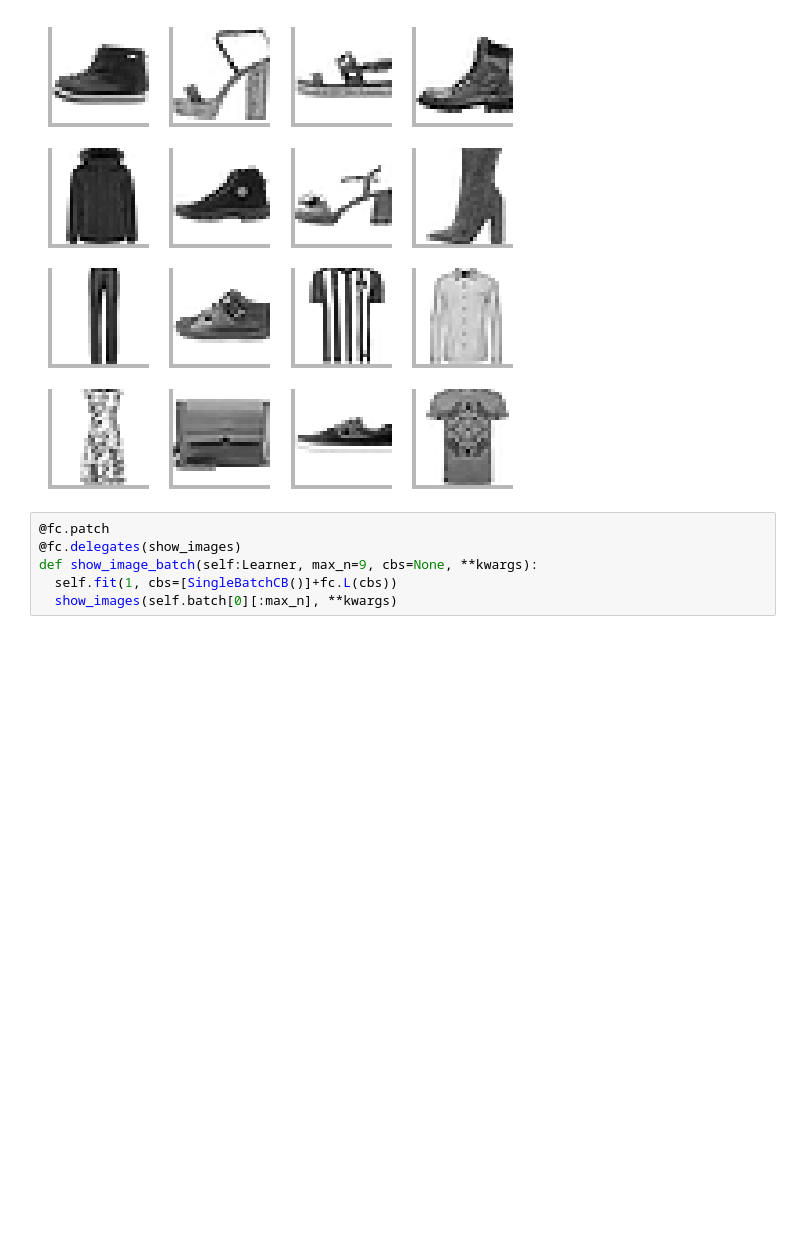
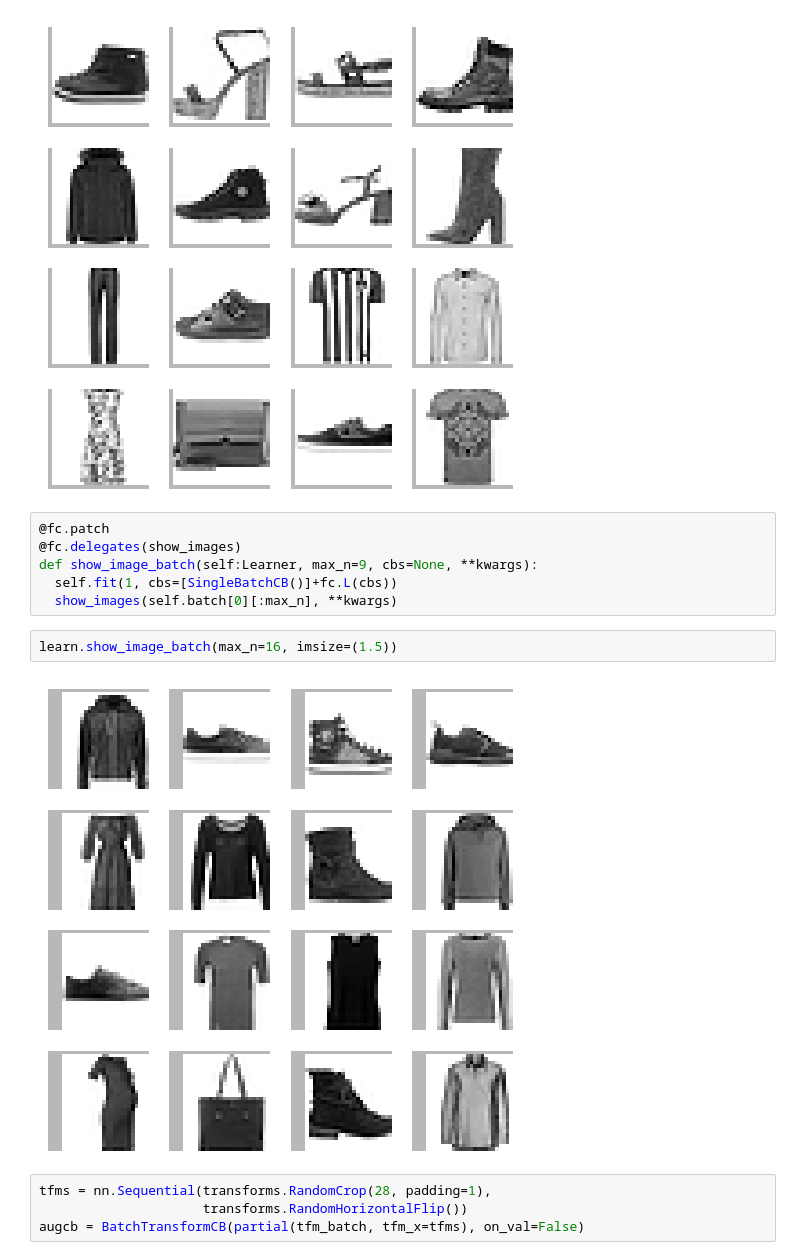
Before and after one commit to satani99/fastai_22_2, a Jupyter notebook: augmentation.ipynb, the cells around one changed output. Saved outputs shown, nothing was run; the diff lists cells and outputs as text; blank space fills up the shorter version.

```diff
--- a/augmentation.ipynb
+++ b/augmentation.ipynb
@@ -312,3 +312,11 @@ show_images(xb[:16], imsize=1.5)
 def show_image_batch(self:Learner, max_n=9, cbs=None, **kwargs):
   self.fit(1, cbs=[SingleBatchCB()]+fc.L(cbs))
   show_images(self.batch[0][:max_n], **kwargs)
+# %%
+learn.show_image_batch(max_n=16, imsize=(1.5))
+# %% [output]
+[figure, added]
+# %%
+tfms = nn.Sequential(transforms.RandomCrop(28, padding=1),
+                     transforms.RandomHorizontalFlip())
+augcb = BatchTransformCB(partial(tfm_batch, tfm_x=tfms), on_val=False)
```
Also changed, not shown: parts of 10 cells of this notebook.
